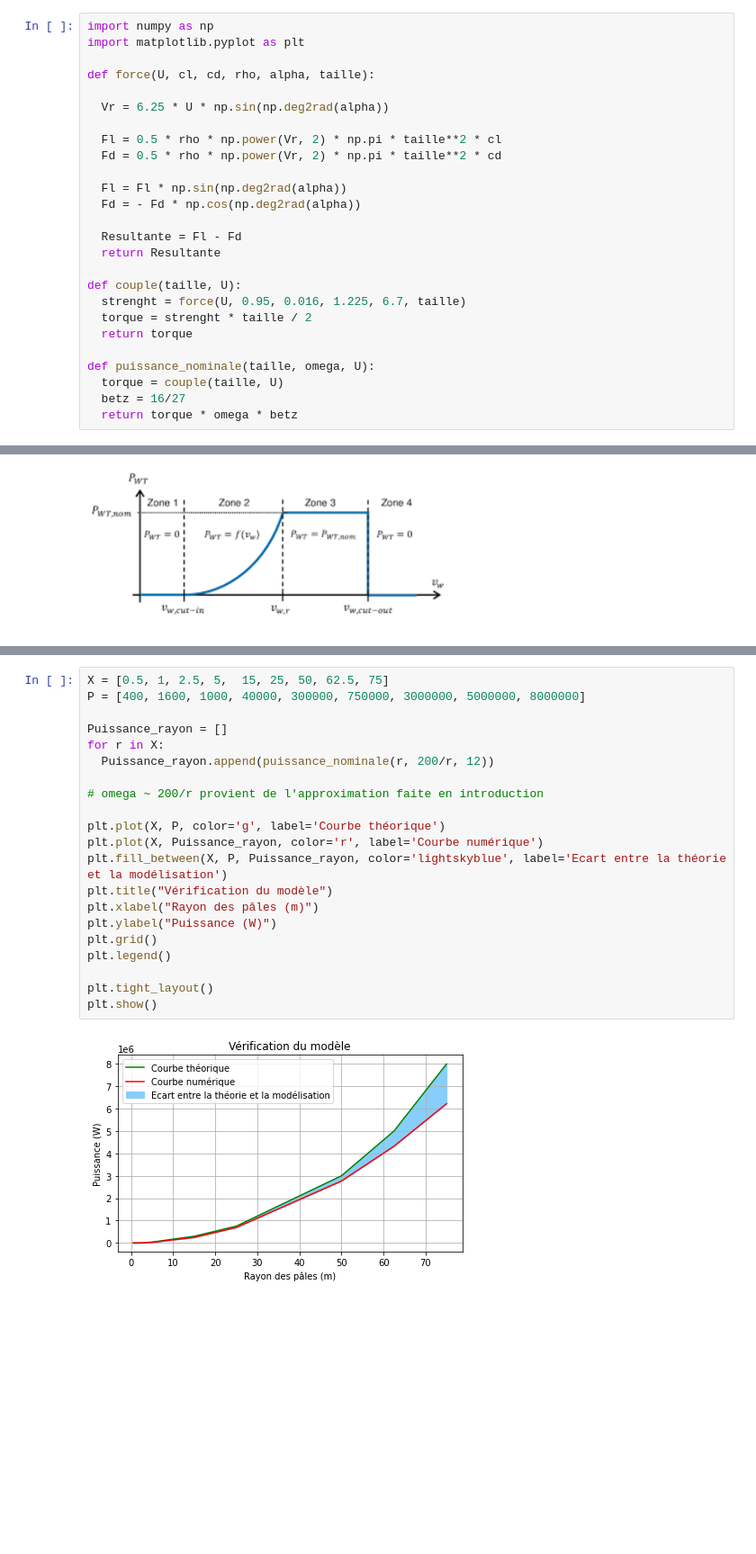
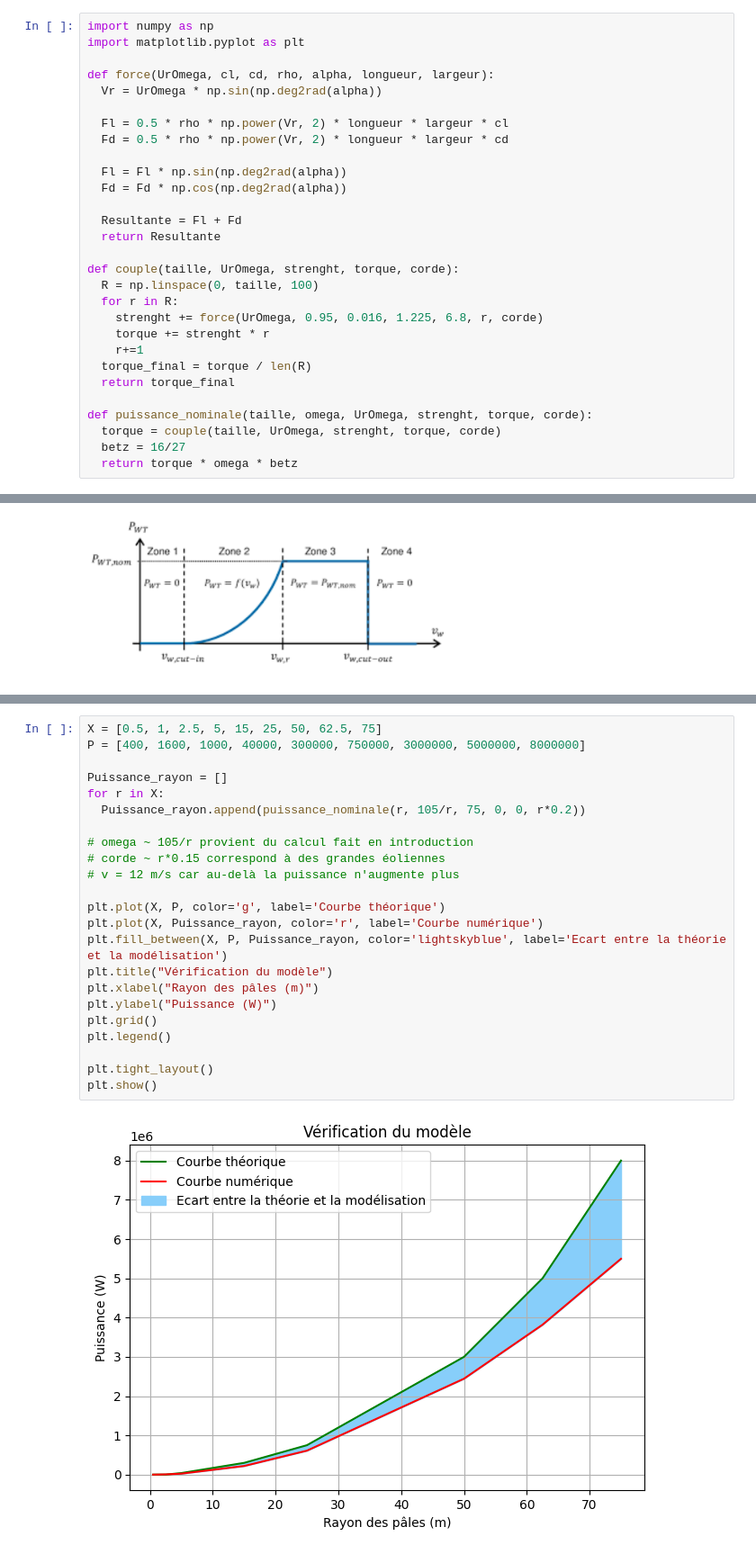
Before and after one commit to thomas-barrais/Projet-Eolienne, a Jupyter notebook: Groupe08_ProjetEol.ipynb, the cells around one changed output, grey strips where cells are left out. Shown at 90% size. Drawn from its saved outputs; the diff is of its cells as text; blank space fills up the shorter version.

```diff
--- a/Groupe08_ProjetEol.ipynb
+++ b/Groupe08_ProjetEol.ipynb
@@ -460,26 +387,29 @@ Nous pouvons donc conclure qu'il doit y avoir une manière de freiner le vent qu
 import numpy as np
 import matplotlib.pyplot as plt
 
-def force(U, cl, cd, rho, alpha, taille):
+def force(UrOmega, cl, cd, rho, alpha, longueur, largeur):
+  Vr = UrOmega * np.sin(np.deg2rad(alpha))
 
-  Vr = 6.25 * U * np.sin(np.deg2rad(alpha))
-
-  Fl = 0.5 * rho * np.power(Vr, 2) * np.pi * taille**2 * cl
-  Fd = 0.5 * rho * np.power(Vr, 2) * np.pi * taille**2 * cd
+  Fl = 0.5 * rho * np.power(Vr, 2) * longueur * largeur * cl
+  Fd = 0.5 * rho * np.power(Vr, 2) * longueur * largeur * cd
 
   Fl = Fl * np.sin(np.deg2rad(alpha))
-  Fd = - Fd * np.cos(np.deg2rad(alpha))
+  Fd = Fd * np.cos(np.deg2rad(alpha))
 
-  Resultante = Fl - Fd
+  Resultante = Fl + Fd
   return Resultante
 
-def couple(taille, U):
-  strenght = force(U, 0.95, 0.016, 1.225, 6.7, taille)
-  torque = strenght * taille / 2
-  return torque
+def couple(taille, UrOmega, strenght, torque, corde):
+  R = np.linspace(0, taille, 100)
+  for r in R:
+    strenght += force(UrOmega, 0.95, 0.016, 1.225, 6.8, r, corde)
+    torque += strenght * r
+    r+=1
+  torque_final = torque / len(R)
+  return torque_final
 
-def puissance_nominale(taille, omega, U):
-  torque = couple(taille, U)
+def puissance_nominale(taille, omega, UrOmega, strenght, torque, corde):
+  torque = couple(taille, UrOmega, strenght, torque, corde)
   betz = 16/27
   return torque * omega * betz
 # %% [markdown]
@@ -683,23 +602,25 @@ sources :
 # %%
-X = [0.5, 1, 2.5, 5,  15, 25, 50, 62.5, 75]
+X = [0.5, 1, 2.5, 5, 15, 25, 50, 62.5, 75]
 P = [400, 1600, 1000, 40000, 300000, 750000, 3000000, 5000000, 8000000]
 
 Puissance_rayon = []
 for r in X:
-  Puissance_rayon.append(puissance_nominale(r, 200/r, 12))
+  Puissance_rayon.append(puissance_nominale(r, 105/r, 75, 0, 0, r*0.2))
 
-# omega ~ 200/r provient de l'approximation faite en introduction
+# omega ~ 105/r provient du calcul fait en introduction
+# corde ~ r*0.15 correspond à des grandes éoliennes
+# v = 12 m/s car au-delà la puissance n'augmente plus
 
 plt.plot(X, P, color='g', label='Courbe théorique')
 plt.plot(X, Puissance_rayon, color='r', label='Courbe numérique')
 plt.fill_between(X, P, Puissance_rayon, color='lightskyblue', label='Ecart entre la théorie et la modélisation')
 plt.title("Vérification du modèle")
 plt.xlabel("Rayon des pâles (m)")
 plt.ylabel("Puissance (W)")
 plt.grid()
 plt.legend()
 
 plt.tight_layout()
 plt.show()
 # %% [output]
-[figure, old version]
+[figure, new version]
```
Also changed, not shown: parts of 41 cells of this notebook.
